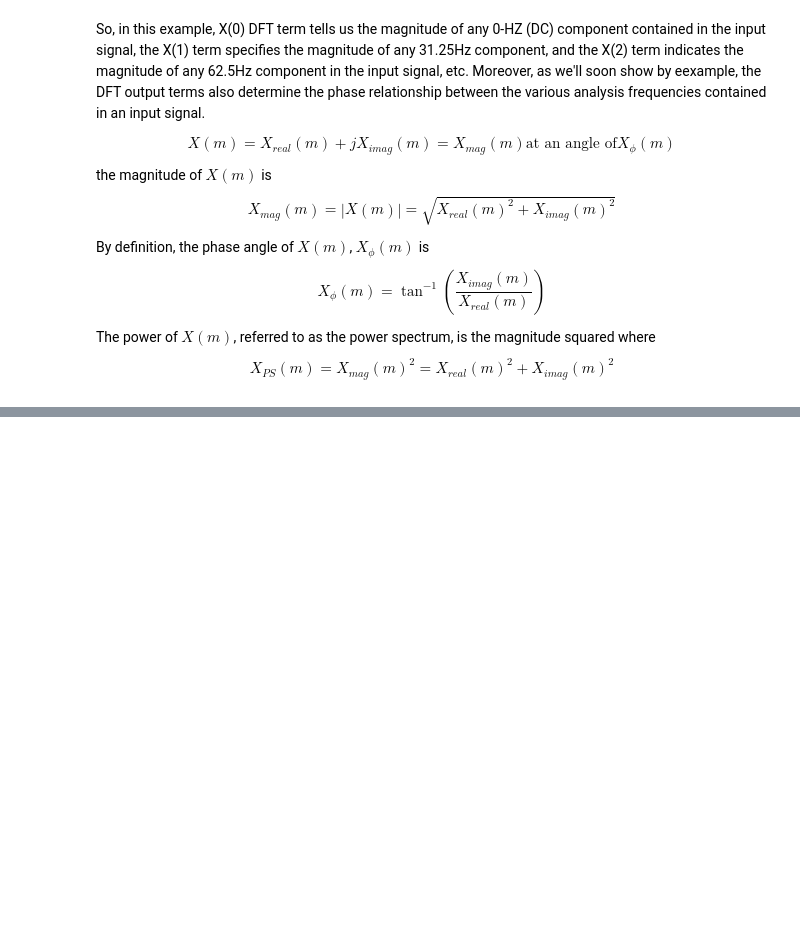
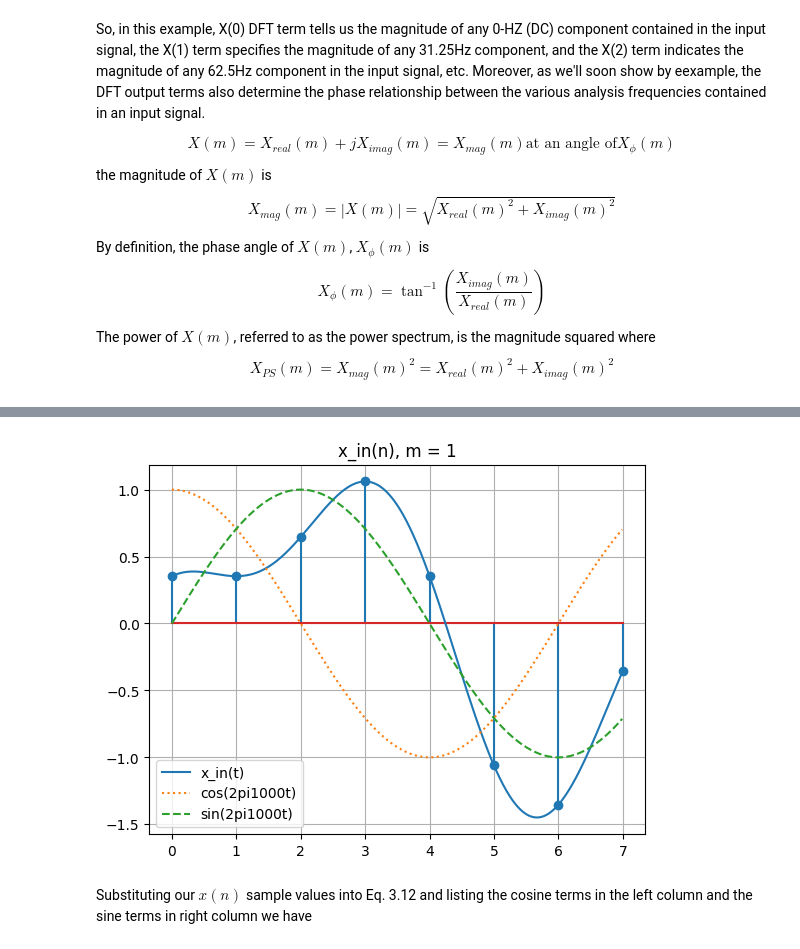
Before and after one commit to nunoatmoreira/SDR, a Jupyter notebook: 3-discrete-fourier-transform.ipynb, the cells around one changed output, grey strips where cells are left out. Drawn from its saved outputs; the diff is of its cells as text; code cells hidden in the pictures; blank space fills up the shorter version.

```diff
--- a/3-discrete-fourier-transform.ipynb
+++ b/3-discrete-fourier-transform.ipynb
@@ -113,0 +179,19 @@ $$
+# %%
+m = 1
+f_m1 = m*fs/N
+x_m1_cos_t = np.cos(2*np.pi*f_m1*n_t*ts_t)
+x_m1_sin_t = np.sin(2*np.pi*f_m1*n_t*ts_t)
+
+
+plt.figure()
+plt.stem(n, x_in)
+plt.plot(n_t/100, x_t)
+plt.plot(n_t/100, x_m1_cos_t, ':')
+plt.plot(n_t/100, x_m1_sin_t, '--')
+plt.title("x_in(n), m = 1")
+plt.legend(["x_in(t)", "cos(2pi1000t)", "sin(2pi1000t)"])
+plt.grid(True)
+# %% [output]
+[figure, added]
+# %% [markdown]
+Substituting our $x(n)$ sample values into Eq. 3.12 and listing the cosine terms in the left column and the sine terms in right column we have
```
Also changed, not shown: parts of 44 cells of this notebook, 3 other files.
